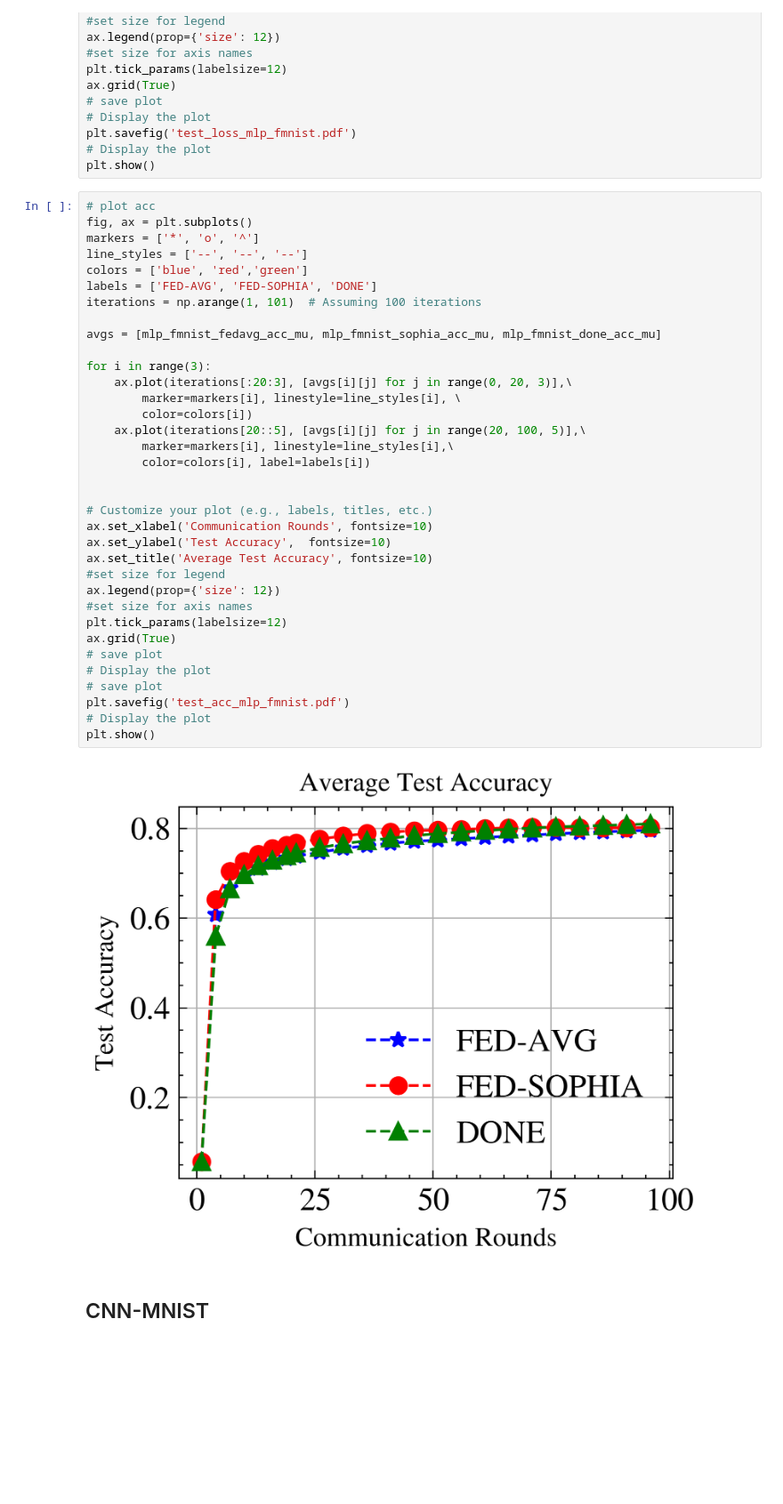
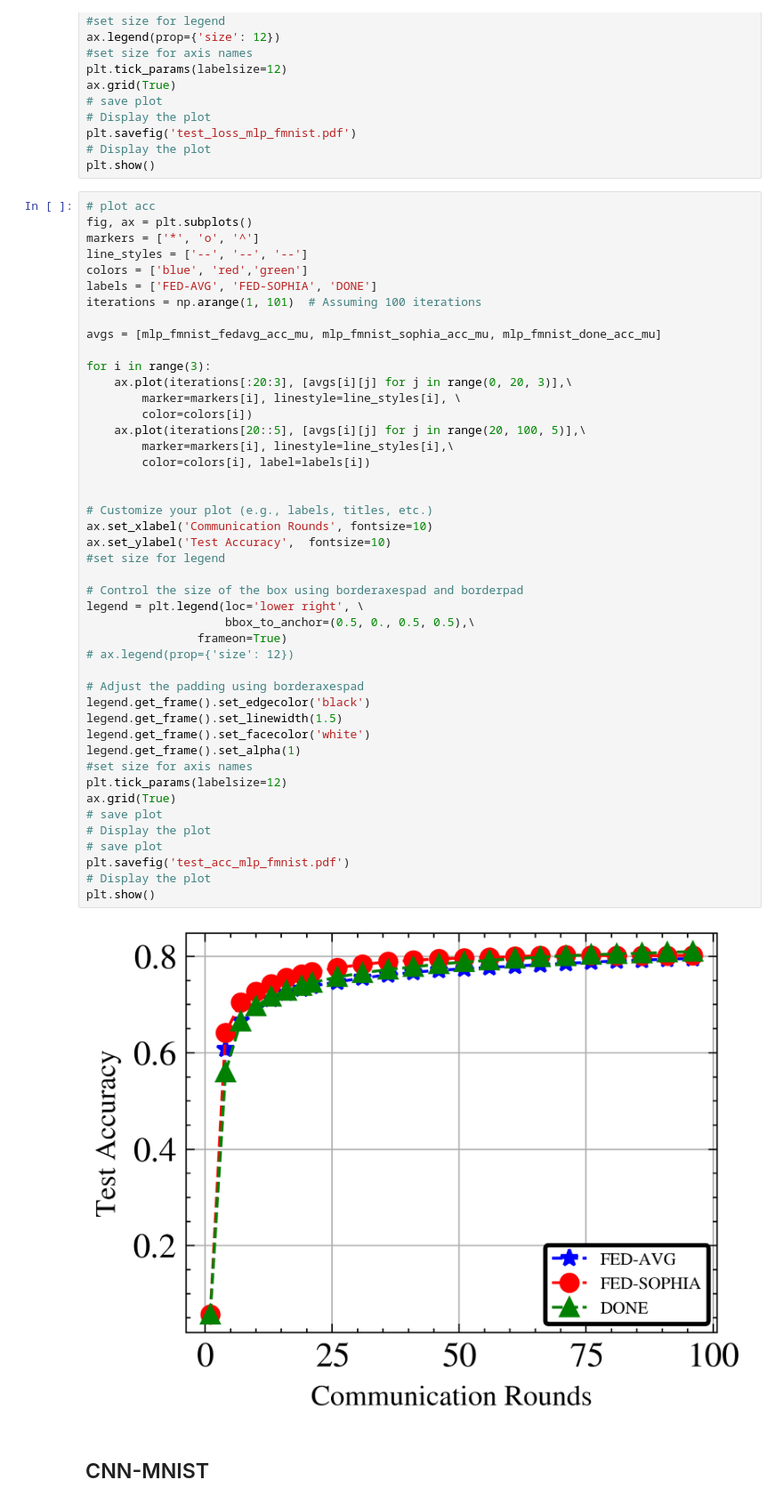
Before and after one commit to Ahmed-Khaled-Saleh/Fed-Sophia-pytorch, a Jupyter notebook: RESULTS.ipynb, the cells around one changed output. Shown at 89% size. Cells and saved outputs as stored; diff of their text form; blank space fills up the shorter version.

```diff
--- a/RESULTS.ipynb
+++ b/RESULTS.ipynb
@@ -276,36 +294,46 @@ markers = ['*', 'o', '^']
 line_styles = ['--', '--', '--']
 colors = ['blue', 'red','green']
 labels = ['FED-AVG', 'FED-SOPHIA', 'DONE']
 iterations = np.arange(1, 101)  # Assuming 100 iterations
 
 avgs = [mlp_fmnist_fedavg_acc_mu, mlp_fmnist_sophia_acc_mu, mlp_fmnist_done_acc_mu]
 
 for i in range(3):
     ax.plot(iterations[:20:3], [avgs[i][j] for j in range(0, 20, 3)],\
         marker=markers[i], linestyle=line_styles[i], \
         color=colors[i])
     ax.plot(iterations[20::5], [avgs[i][j] for j in range(20, 100, 5)],\
         marker=markers[i], linestyle=line_styles[i],\
         color=colors[i], label=labels[i])
 
 
 # Customize your plot (e.g., labels, titles, etc.)
 ax.set_xlabel('Communication Rounds', fontsize=10)
 ax.set_ylabel('Test Accuracy',  fontsize=10)
-ax.set_title('Average Test Accuracy', fontsize=10)
 #set size for legend
-ax.legend(prop={'size': 12})
+
+# Control the size of the box using borderaxespad and borderpad
+legend = plt.legend(loc='lower right', \
+                    bbox_to_anchor=(0.5, 0., 0.5, 0.5),\
+                frameon=True)
+# ax.legend(prop={'size': 12})
+
+# Adjust the padding using borderaxespad
+legend.get_frame().set_edgecolor('black')
+legend.get_frame().set_linewidth(1.5)
+legend.get_frame().set_facecolor('white')
+legend.get_frame().set_alpha(1)
 #set size for axis names
 plt.tick_params(labelsize=12)
 ax.grid(True)
 # save plot
 # Display the plot
 # save plot
 plt.savefig('test_acc_mlp_fmnist.pdf')
 # Display the plot
 plt.show()
 # %% [output]
-[figure, old version]
+[figure, new version]
 # %% [markdown]
 ## CNN-MNIST
 # %%
```
Also changed, not shown: parts of 8 cells of this notebook, 14 other files.
